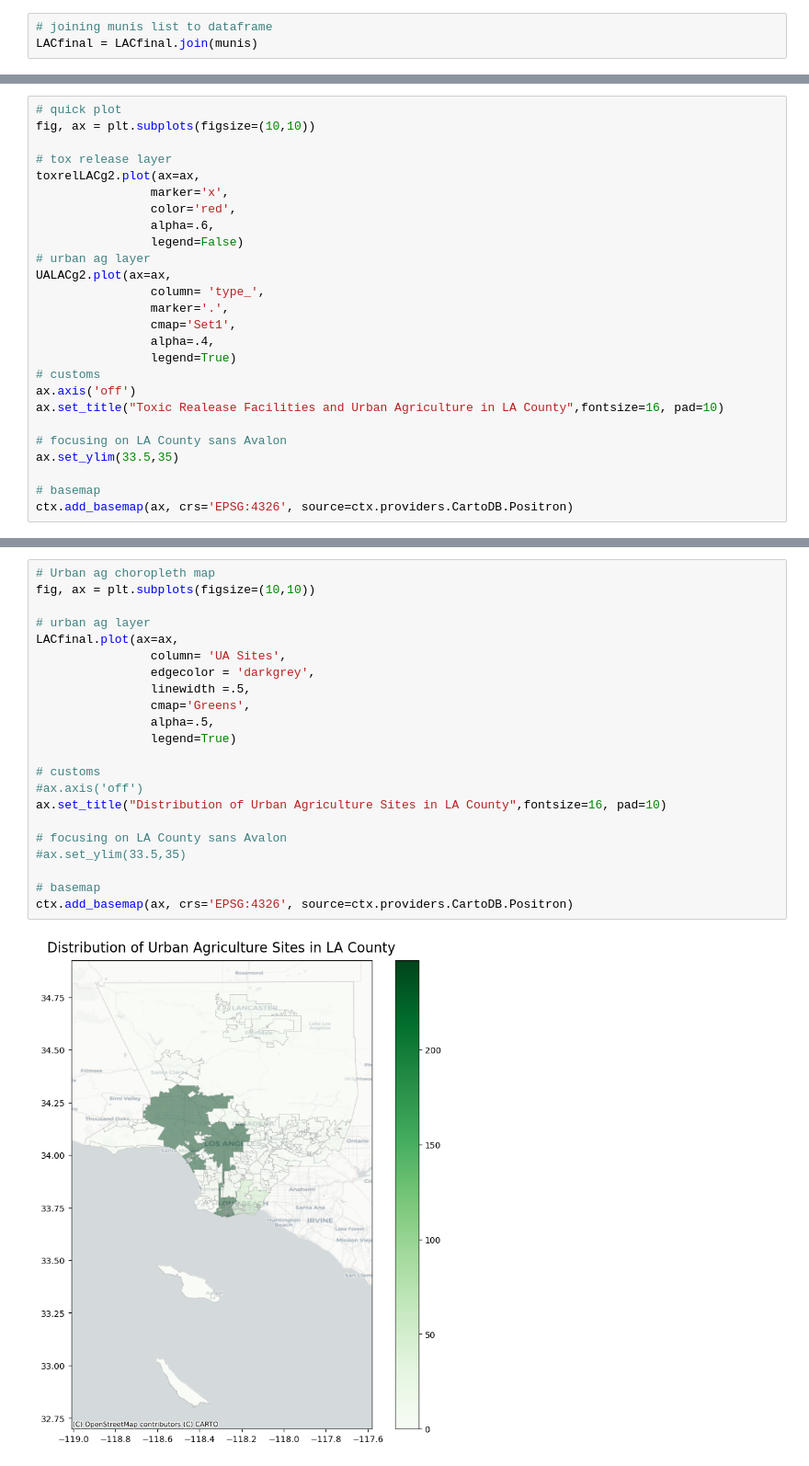
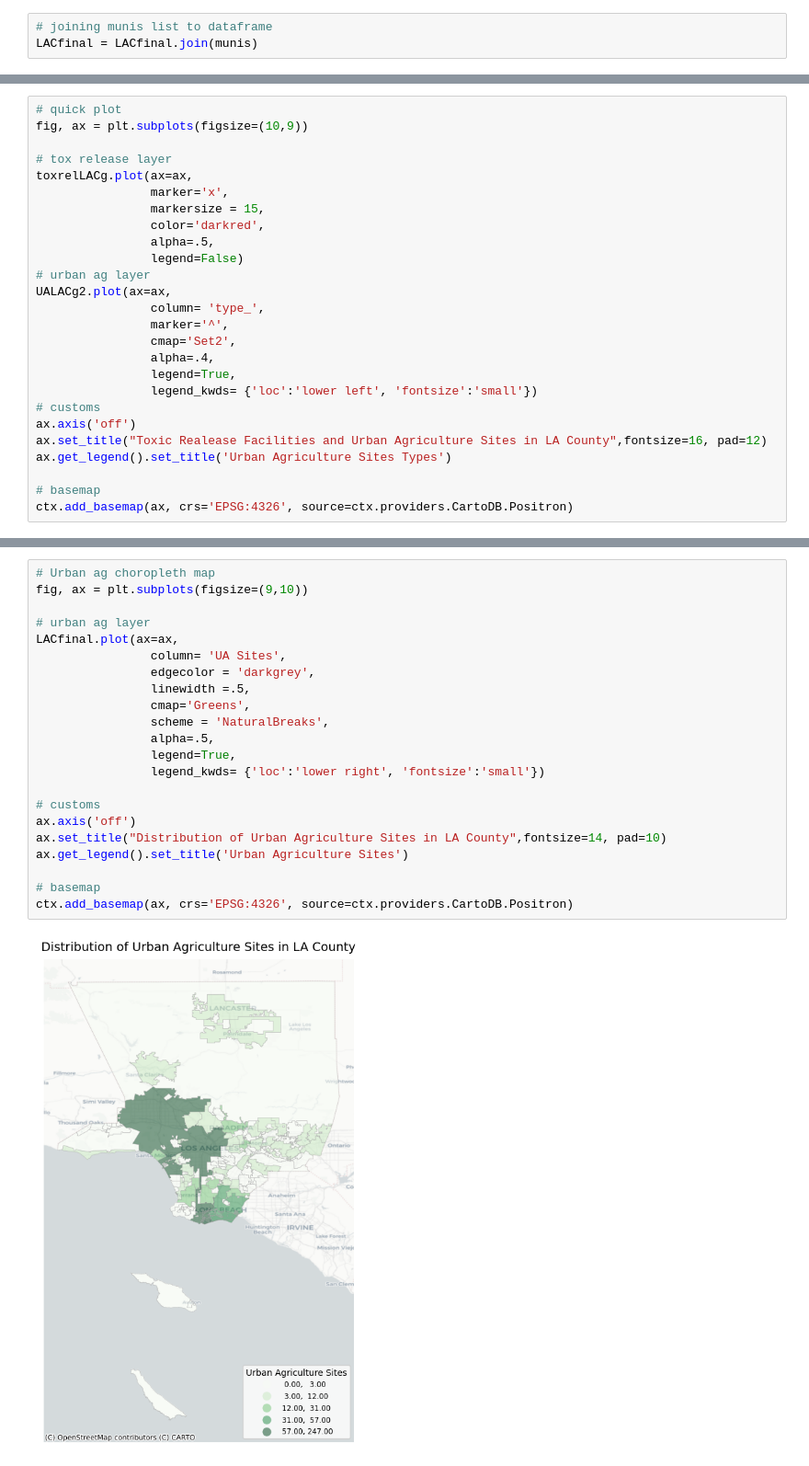
Before and after one commit to ngmelo/up221-melody, a Jupyter notebook: Food and General Plans/LAC Map .ipynb, the cells around one changed output, grey strips where cells are left out. Shown at 92% size. Drawn from its saved outputs; the diff is of its cells as text.

```diff
--- a/Food and General Plans/LAC Map .ipynb
+++ b/Food and General Plans/LAC Map .ipynb
@@ -383,26 +339,26 @@ toxrelLACg2 = toxrelLACg.set_index('Facilities')
 # %%
 # quick plot
-fig, ax = plt.subplots(figsize=(10,10))
+fig, ax = plt.subplots(figsize=(10,9))
 
 # tox release layer
-toxrelLACg2.plot(ax=ax,
+toxrelLACg.plot(ax=ax,
                 marker='x',
-                color='red',
-                alpha=.6,
+                markersize = 15,
+                color='darkred',
+                alpha=.5,
                 legend=False)
 # urban ag layer
 UALACg2.plot(ax=ax,
                 column= 'type_',
-                marker='.',
-                cmap='Set1',
+                marker='^',
+                cmap='Set2',
                 alpha=.4,
-                legend=True)
+                legend=True,
+                legend_kwds= {'loc':'lower left', 'fontsize':'small'})
 # customs
 ax.axis('off')
-ax.set_title("Toxic Realease Facilities and Urban Agriculture in LA County",fontsize=16, pad=10)
-
-# focusing on LA County sans Avalon
-ax.set_ylim(33.5,35)
+ax.set_title("Toxic Realease Facilities and Urban Agriculture Sites in LA County",fontsize=16, pad=12)
+ax.get_legend().set_title('Urban Agriculture Sites Types')
 
 # basemap
 ctx.add_basemap(ax, crs='EPSG:4326', source=ctx.providers.CartoDB.Positron)
@@ -435,24 +367,24 @@ ctx.add_basemap(ax, crs='EPSG:4326', source=ctx.providers.CartoDB.Positron)
 # %%
 # Urban ag choropleth map
-fig, ax = plt.subplots(figsize=(10,10))
+fig, ax = plt.subplots(figsize=(9,10))
 
 # urban ag layer
 LACfinal.plot(ax=ax,
                 column= 'UA Sites',
                 edgecolor = 'darkgrey',
                 linewidth =.5,
                 cmap='Greens',
+                scheme = 'NaturalBreaks',
                 alpha=.5,
-                legend=True)
+                legend=True,
+                legend_kwds= {'loc':'lower right', 'fontsize':'small'})
 
 # customs
-#ax.axis('off')
-ax.set_title("Distribution of Urban Agriculture Sites in LA County",fontsize=16, pad=10)
-
-# focusing on LA County sans Avalon
-#ax.set_ylim(33.5,35)
+ax.axis('off')
+ax.set_title("Distribution of Urban Agriculture Sites in LA County",fontsize=14, pad=10)
+ax.get_legend().set_title('Urban Agriculture Sites')
 
 # basemap
 ctx.add_basemap(ax, crs='EPSG:4326', source=ctx.providers.CartoDB.Positron)
 # %% [output]
-[figure, old version]
+[figure, new version]
```
Also changed, not shown: parts of 31 cells of this notebook, 6 other files.
